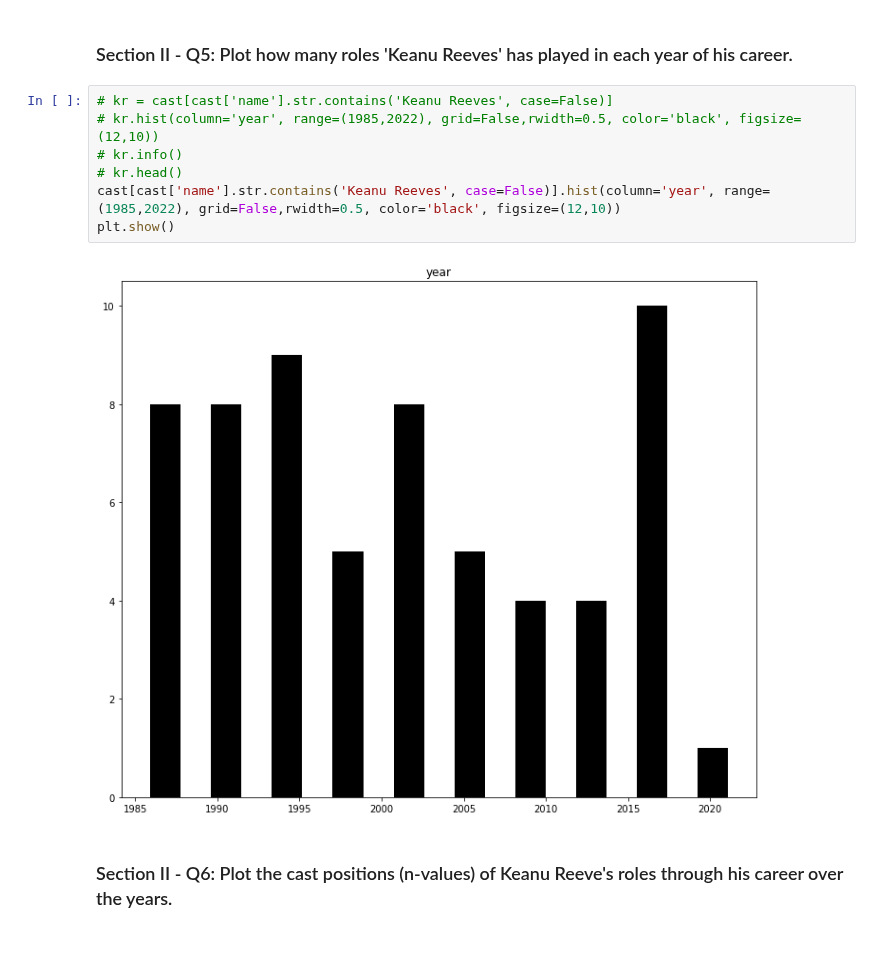
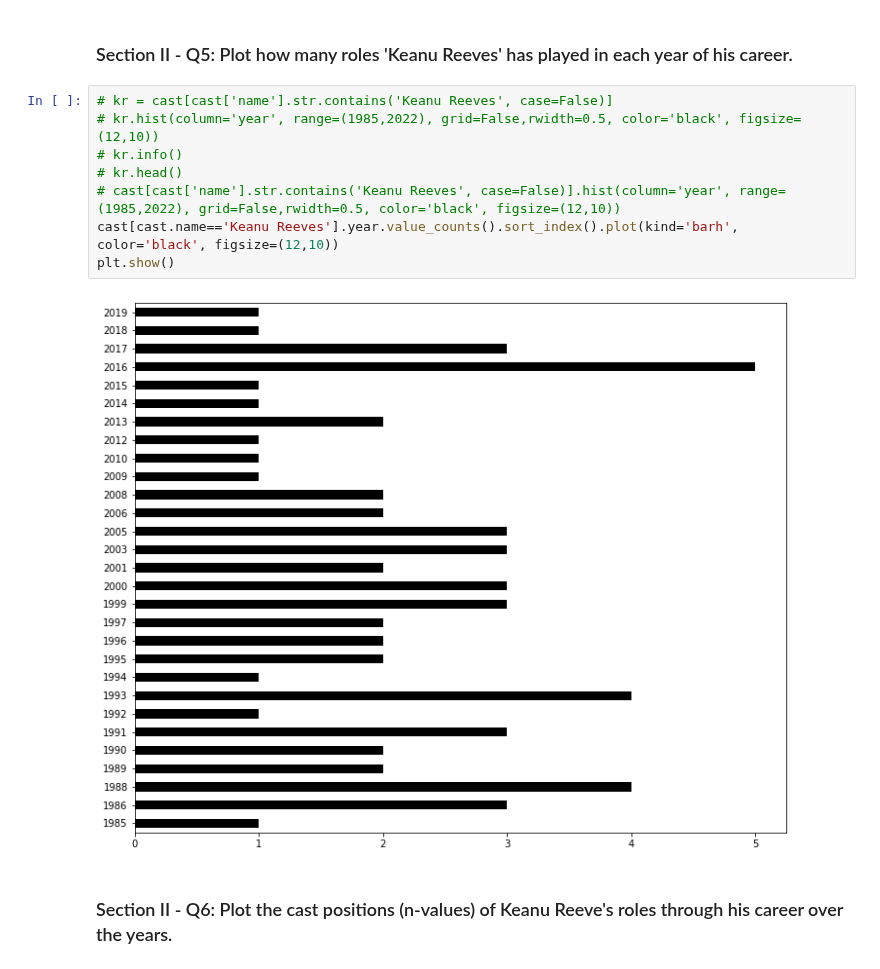
Before and after one commit to dantohe/Springboard, a Jupyter notebook: pandas/Mini_Project_Data_Wrangling_Pandas.ipynb, the cells around one changed output. Drawn from its saved outputs; the diff is of its cells as text.

```diff
--- a/pandas/Mini_Project_Data_Wrangling_Pandas.ipynb
+++ b/pandas/Mini_Project_Data_Wrangling_Pandas.ipynb
@@ -554,12 +554,13 @@ dtype: int64
 # %%
 # kr = cast[cast['name'].str.contains('Keanu Reeves', case=False)]
 # kr.hist(column='year', range=(1985,2022), grid=False,rwidth=0.5, color='black', figsize=(12,10))
 # kr.info()
 # kr.head()
-cast[cast['name'].str.contains('Keanu Reeves', case=False)].hist(column='year', range=(1985,2022), grid=False,rwidth=0.5, color='black', figsize=(12,10))
+# cast[cast['name'].str.contains('Keanu Reeves', case=False)].hist(column='year', range=(1985,2022), grid=False,rwidth=0.5, color='black', figsize=(12,10))
+cast[cast.name=='Keanu Reeves'].year.value_counts().sort_index().plot(kind='barh', color='black', figsize=(12,10))
 plt.show()
 # %% [output]
-[figure, old version]
+[figure, new version]
 # %% [markdown]
 ### Section II - Q6: Plot the cast positions (n-values) of Keanu Reeve's roles through his career over the years.
 # %%
```
Also changed, not shown: parts of 4 cells of this notebook.
